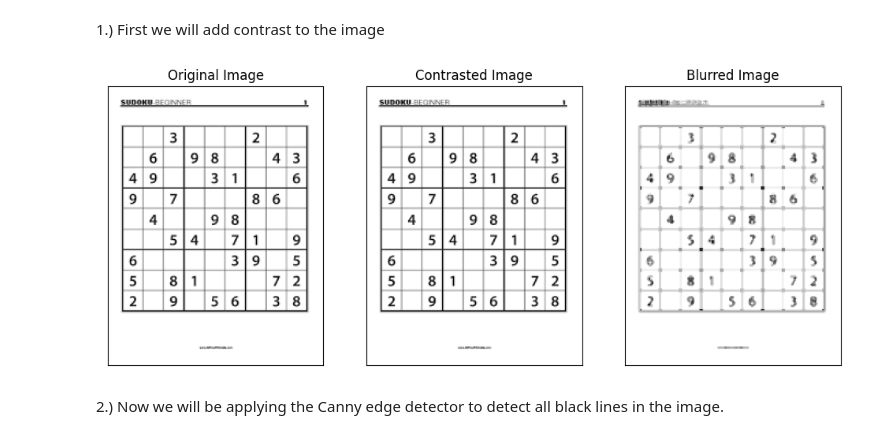
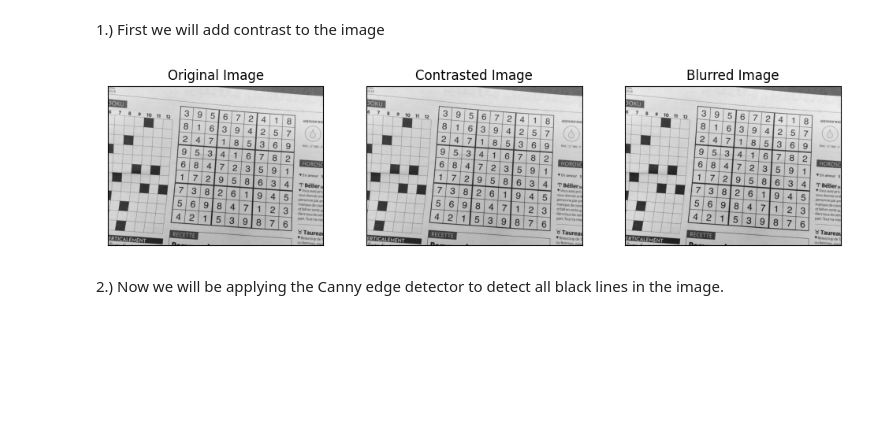
Before and after one commit to jchavez3019/SudokuDetectorFlutter, a Jupyter notebook: SudokuImageProcessing.ipynb, the cells around one changed output. Saved outputs shown, nothing was run; the diff lists cells and outputs as text; code cells hidden in the pictures; blank space fills up the shorter version.

Commit message:
updated and finalized SudokuImageProcessing notebook

```diff
--- a/SudokuImageProcessing.ipynb
+++ b/SudokuImageProcessing.ipynb
@@ -50,8 +50,7 @@ This section will walk step-by-step at image processing is being done and why it
 # %% [markdown]
 1.) First we will add contrast to the image
 # %%
-img_options = [
-    {
+img_options = {
         'contrast': 1.5,
         'brightness': 0.0,
         'blur_radius': 3,
@@ -59,46 +58,28 @@ img_options = [
         'kernel': np.ones((3,3), np.uint8),
         'anchor': [-1,1],
         'chosen_contour': 0
-    },
-    {
-        'contrast': 1.5,
-        'brightness': 0.0,
-        'blur_radius': 3,
-        'canny': (250, 200),
-        'kernel': np.ones((3,3), np.uint8),
-        'anchor': [-1,1],
-        'chosen_contour': 0
-    },
-    {
-        'contrast': 1.5,
-        'brightness': 0.0,
-        'blur_radius': 3,
-        'canny': (250, 200),
-        'kernel': np.ones((3,3), np.uint8),
-        'anchor': [-1,1],
-        'chosen_contour': 0
-    }]
+    }
 # %%
 # choose an image to work with
-chosen_img = 0
+chosen_img = 2
 img = gray_images[chosen_img]
-# contr_img = cv2.addWeighted(img, img_options[chosen_img]['contrast'], img, 0, img_options[chosen_img]['brightness'])
+# contr_img = cv2.addWeighted(img, img_options['contrast'], img, 0, img_options['brightness'])
 contr_img = img
-blur_img = cv2.medianBlur(contr_img, img_options[chosen_img]['blur_radius'])
+blur_img = cv2.medianBlur(contr_img, img_options['blur_radius'])
 # display results
 fig = plt.figure(figsize=(12,8))
 plt.subplot(1,3,1),plt.imshow(img,'gray')
 plt.title('Original Image')
 plt.xticks([]),plt.yticks([])
 plt.subplot(1,3,2),plt.imshow(contr_img,'gray')
 plt.title('Contrasted Image')
 plt.xticks([]),plt.yticks([])
 plt.subplot(1,3,3),plt.imshow(blur_img,'gray')
 plt.title('Blurred Image')
 plt.xticks([]),plt.yticks([])
 plt.show()
 # %% [output]
-[figure, old version]
+[figure, new version]
 # %% [markdown]
 2.) Now we will be applying the Canny edge detector to detect all black lines in the image.
 # %%
```
Also changed, not shown: parts of 7 cells of this notebook.
